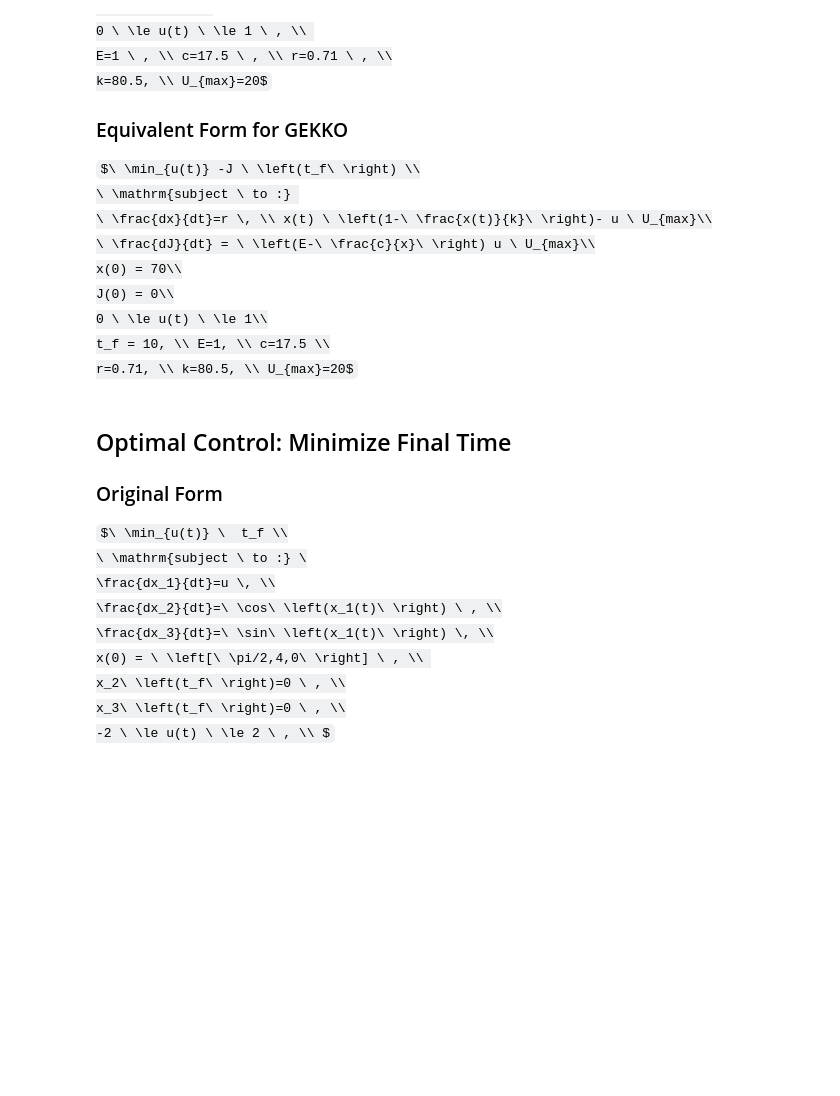
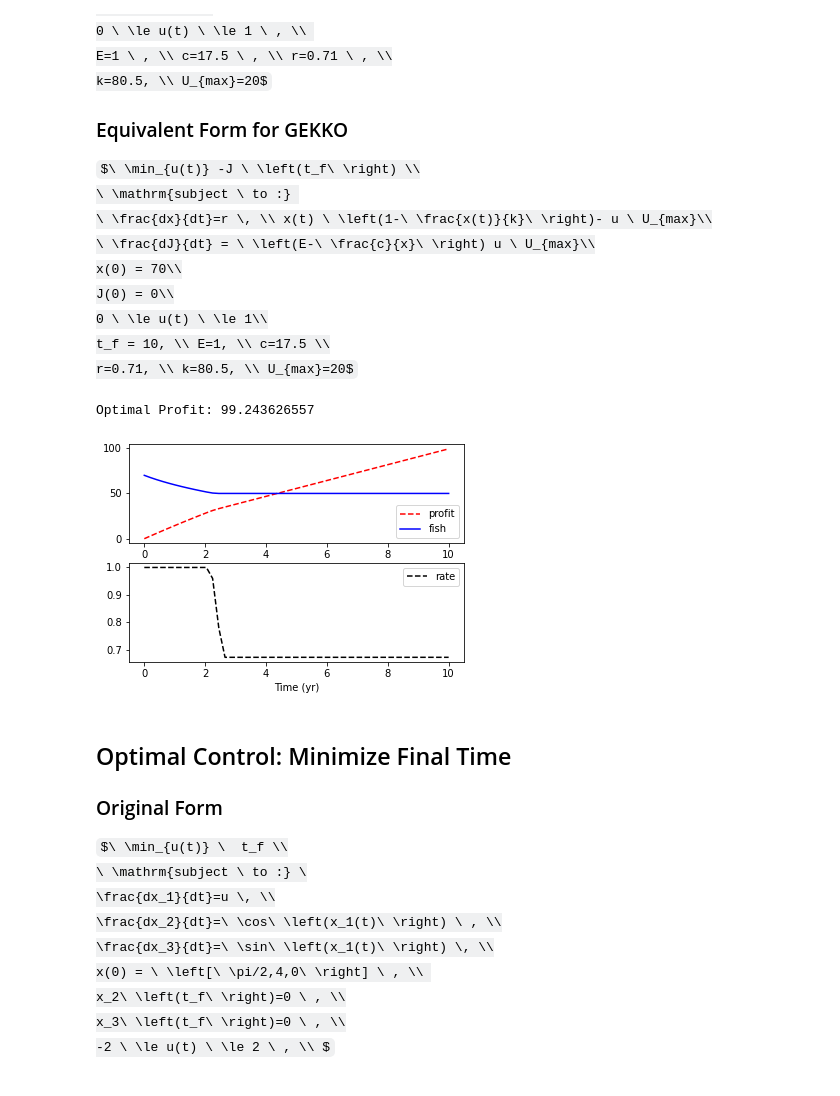
Before and after one commit to aditya-shirwatkar/gekko_tutorials, a Jupyter notebook: optimal_control.ipynb, the cells around one changed output. Drawn from its saved outputs; the diff is of its cells as text; code cells hidden in the pictures; some formulas as TeX source; blank space fills up the shorter version.

```diff
--- a/optimal_control.ipynb
+++ b/optimal_control.ipynb
@@ -85,38 +85,41 @@ import matplotlib.pyplot as plt
 # create GEKKO model
 m = GEKKO(remote=False)
 # time points
-n=501
+n=50
 m.time = np.linspace(0,10,n)
 # constants
 E,c,r,k,U_max = 1,17.5,0.71,80.5,20
 # fishing rate
 u = m.MV(value=1,lb=0,ub=1)
 u.STATUS = 1
-u.DCOST = 0
-x = m.Var(value=70) # fish population
+u.DCOST = 0 # No cost of movement, ie no penalty of updating the objective
+x = m.Var(value=70, lb=50,ub=100) # fish population
 # fish population balance
 m.Equation(x.dt() == r*x*(1-x/k)-u*U_max)
 J = m.Var(value=0) # objective (profit)
 Jf = m.FV() # final objective
 Jf.STATUS = 1
-m.Connection(Jf,J,pos2='end')
+m.Connection(Jf,J,pos2='end') # connect to optimise Jf
 m.Equation(J.dt() == (E-c/x)*u*U_max)
 m.Obj(-Jf) # maximize profit
 m.options.IMODE = 6  # optimal control
-m.options.NODES = 3  # collocation nodes
+m.options.NODES = 2  # collocation nodes
 m.options.SOLVER = 3 # solver (IPOPT)
 m.solve(disp=False) # Solve
 print('Optimal Profit: ' + str(Jf.value[0]))
 plt.figure(1) # plot results
 plt.subplot(2,1,1)
 plt.plot(m.time,J.value,'r--',label='profit')
 plt.plot(m.time,x.value,'b-',label='fish')
 plt.legend()
 plt.subplot(2,1,2)
 plt.plot(m.time,u.value,'k--',label='rate')
 plt.xlabel('Time (yr)')
 plt.legend()
 plt.show()
+# %% [output]
+Optimal Profit: 99.243626557
+[figure, added]
 # %% [markdown]
 ## Optimal Control: Minimize Final Time
 
```
Also changed, not shown: parts of 1 cell of this notebook.
